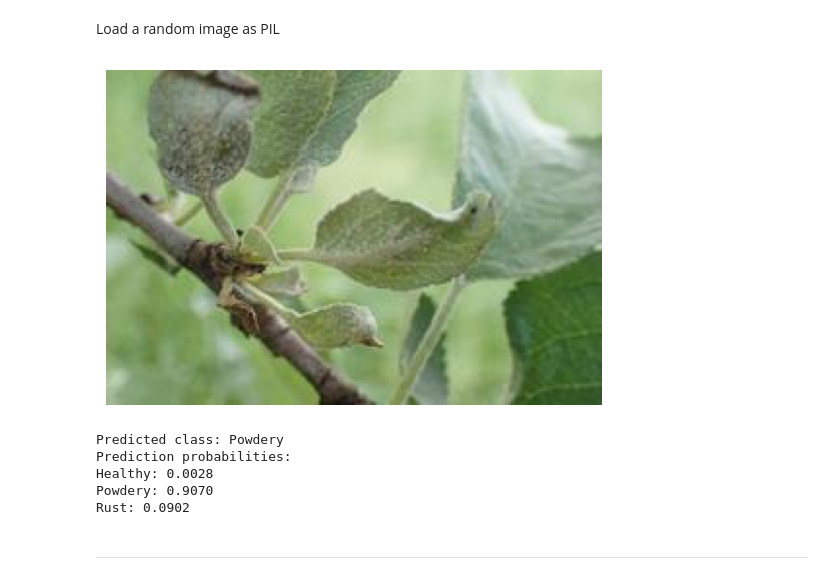
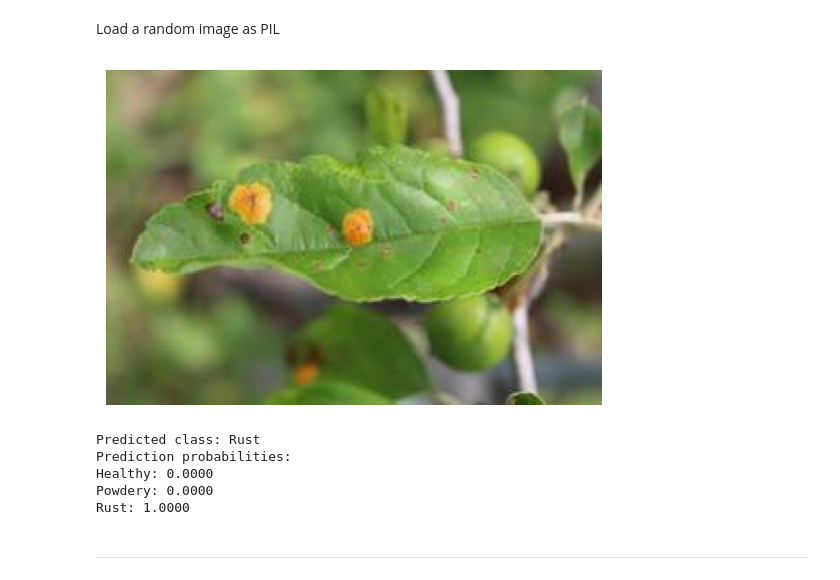
Before and after one commit to teman67/Plant-Disease-Classification-Project, a Jupyter notebook: jupyter_notebooks/03 - Modelling and Evaluating.ipynb, the cells around one changed output. Saved outputs shown, nothing was run; the diff lists cells and outputs as text; code cells hidden in the pictures.

```diff
--- a/jupyter_notebooks/03 - Modelling and Evaluating.ipynb
+++ b/jupyter_notebooks/03 - Modelling and Evaluating.ipynb
@@ -792,41 +622,41 @@ import matplotlib.pyplot as plt
 
 # Choose an image from the test set
 pointer = 47
-label_index = 1  #{'Healthy': 0, 'Powdery': 1, 'Rust': 2}
+label_index = 2  #{'Healthy': 0, 'Powdery': 1, 'Rust': 2}
 label = labels[label_index]
 
 image_path = os.path.join(test_path, label, os.listdir(os.path.join(test_path, label))[pointer])
 
 # Load and display the image using Matplotlib
 img = image.load_img(image_path, target_size=image_shape, color_mode='rgb')
 plt.imshow(img)
 plt.axis('off')  # Hide axis labels
 plt.show()
 
 # Preprocess the image for prediction
 my_image = image.img_to_array(img)
 my_image = np.expand_dims(my_image, axis=0) / 255.0  # Normalize the pixel values
 
 # Make predictions
 predictions = model.predict(my_image)
 
 # Interpret predictions
 predicted_class_index = np.argmax(predictions[0])
 class_labels = ['Healthy', 'Powdery', 'Rust']
 predicted_class_label = class_labels[predicted_class_index]
 
 # Display the prediction
 print(f'Predicted class: {predicted_class_label}')
 print('Prediction probabilities:')
 for i, class_label in enumerate(class_labels):
     print(f'{class_label}: {predictions[0][i]:.4f}')
 # %% [output]
-[figure, old version]
+[figure, new version]
-Predicted class: Powdery
+Predicted class: Rust
 Prediction probabilities:
-Healthy: 0.0028
-Powdery: 0.9070
-Rust: 0.0902
+Healthy: 0.0000
+Powdery: 0.0000
+Rust: 1.0000
 # %% [markdown]
 ---
 # %% [markdown]
```
Also changed, not shown: parts of 6 cells of this notebook, 7 other files.
